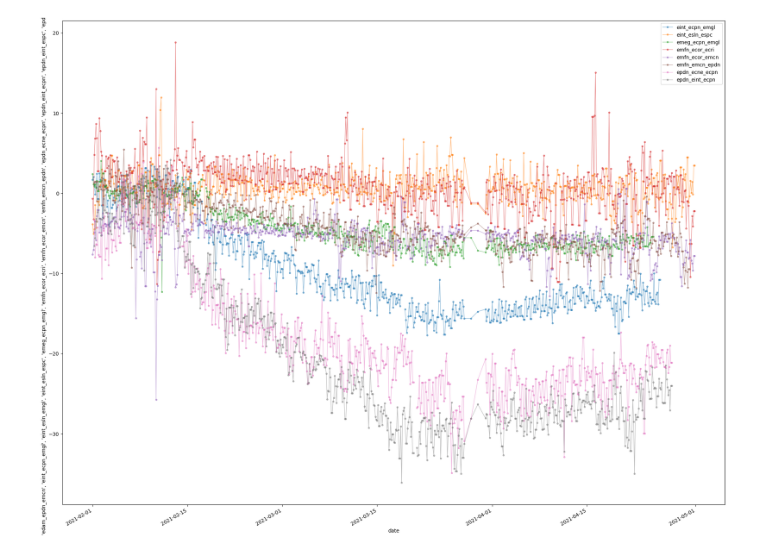
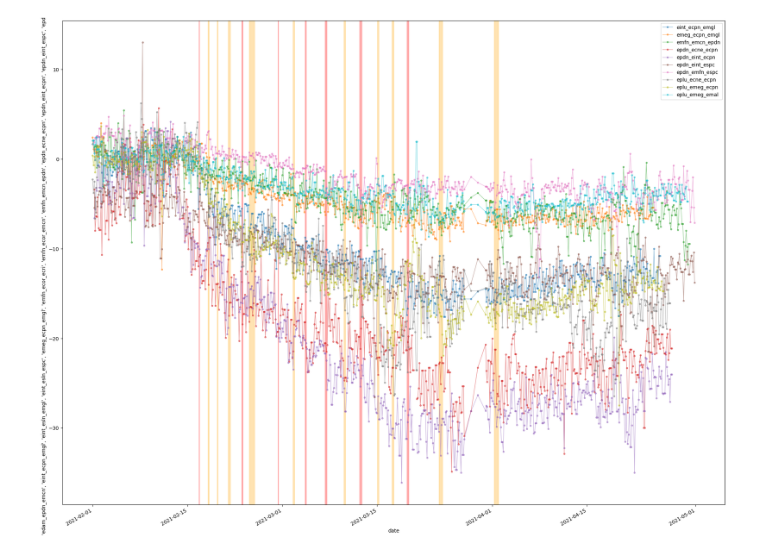
Before and after one commit to francescopandolfo/TESI_LM32, a Jupyter notebook: fontane.ipynb, the cells around one changed output. Saved outputs shown, nothing was run; the diff lists cells and outputs as text; code cells hidden in the pictures.

Commit message:
inserite LSLF e LF

```diff
--- a/fontane.ipynb
+++ b/fontane.ipynb
@@ -59,19 +59,19 @@ df20 = _df20[_df20['ppm'].isna()==False]
 df['eint_ecpn_emgl'] = df6['ppm'].str.replace(',','.').astype(float)
 #df['eint_esln_emgl'] = df7['ppm'].str.replace(',','.').astype(float)
 
-df['eint_esln_espc'] = df8['ppm'].str.replace(',','.').astype(float)
+#df['eint_esln_espc'] = df8['ppm'].str.replace(',','.').astype(float)
 df['emeg_ecpn_emgl'] = df9['ppm'].str.replace(',','.').astype(float)
-df['emfn_ecor_ecri'] = df10['ppm'].str.replace(',','.').astype(float)
-df['emfn_ecor_emcn'] = df11['ppm'].str.replace(',','.').astype(float)
+#df['emfn_ecor_ecri'] = df10['ppm'].str.replace(',','.').astype(float)
+#df['emfn_ecor_emcn'] = df11['ppm'].str.replace(',','.').astype(float)
 df['emfn_emcn_epdn'] = df12['ppm'].str.replace(',','.').astype(float)
 df['epdn_ecne_ecpn'] = df13['ppm'].str.replace(',','.').astype(float)
 df['epdn_eint_ecpn'] = df14['ppm'].str.replace(',','.').astype(float)
 
-#df['epdn_eint_espc'] = df15['ppm'].str.replace(',','.').astype(float)
-#df['epdn_emfn_espc'] = df16['ppm'].str.replace(',','.').astype(float)
-#df['eplu_ecne_ecpn'] = df17['ppm'].str.replace(',','.').astype(float)
-#df['eplu_emeg_ecpn'] = df18['ppm'].str.replace(',','.').astype(float)
-#df['eplu_emeg_emal'] = df19['ppm'].str.replace(',','.').astype(float)
+df['epdn_eint_espc'] = df15['ppm'].str.replace(',','.').astype(float)
+df['epdn_emfn_espc'] = df16['ppm'].str.replace(',','.').astype(float)
+df['eplu_ecne_ecpn'] = df17['ppm'].str.replace(',','.').astype(float)
+df['eplu_emeg_ecpn'] = df18['ppm'].str.replace(',','.').astype(float)
+df['eplu_emeg_emal'] = df19['ppm'].str.replace(',','.').astype(float)
 #df['eplu_emsg_emal'] = df20['ppm'].str.replace(',','.').astype(float)
 
 format = '%d/%m/%Y %H:%M'
@@ -82,34 +82,63 @@ df = df.drop(columns=['ppm'])
 df = df.drop(columns=['day'])
 #df['day'].astype('time').dtypes
 #print(df.info())
+# %%
+#LF Lava Fountain
+LF = [    ['02/18/2021 00:20', '02/18/2021 03:38'],
+          ['02/19/2021 09:20', '02/19/2021 12:20'],
+          ['02/21/2021 00:50', '02/21/2021 07:32'],
+          ['02/24/2021 21:10', '02/24/2021 03:22'],
+          ['03/02/2021 14:30', '03/02/2021 19:30'],
+          ['03/10/2021 02:10', '03/10/2021 07:40'],
+          ['03/15/2021 00:40', '03/15/2021 06:10'],
+          ['03/17/2021 04:20', '03/17/2021 10:32'],
+          ['03/24/2021 02:40', '03/24/2021 16:10'],
+          ['04/01/2021 06:40', '04/01/2021 21:28']
+]
+
+#LSLF Large-Scale Lava Fountain
+LSLF = [  ['02/16/2021 16:40', '02/16/2021 18:10'] ,
+          ['02/23/2021 00:00', '02/23/2021 04:12'] ,
+          ['02/28/2021 08:30', '02/28/2021 10:12'] ,
+          ['03/04/2021 09:20', '03/04/2021 13:08'] ,
+          ['03/07/2021 06:50', '03/07/2021 13:20'] ,
+          ['03/12/2021 09:40', '03/12/2021 17:40'] ,
+          ['03/19/2021 09:30', '03/19/2021 15:42']
+]
 # %%
 df.plot(figsize=(24,20), marker = ".", linewidth=1, alpha = 0.5)
 plt.xlabel('date')
 plt.ylabel([
     'edam_ecne_eplu',
     'edam_ecor_emcn',
     'edam_emsg_eplu',
     'edam_epdn_ecne',
     'edam_epdn_emcn',
     'eint_ecpn_emgl',
     'eint_esln_emgl',
     'eint_esln_espc',
     'emeg_ecpn_emgl',
     'emfn_ecor_ecri',
     'emfn_ecor_emcn',
     'emfn_emcn_epdn',
     'epdn_ecne_ecpn',
     'epdn_eint_ecpn',
     'epdn_eint_espc',
     'epdn_emfn_espc',
     'eplu_ecne_ecpn',
     'eplu_emeg_ecpn',
     'eplu_emeg_emal',
     'eplu_emsg_emal'
 ])
 
 events_alpha = 0.3
 
+for f in LF:
+    plt.axvspan(xmin = f[0], xmax = f[1], alpha = events_alpha, color='orange')
+
+for f in LSLF:
+    plt.axvspan(xmin = f[0], xmax = f[1], alpha = events_alpha, color='red')
+
 plt.show()
 # %% [output]
-[figure, old version]
+[figure, new version]
```
Also changed, not shown: parts of 1 cell of this notebook.
